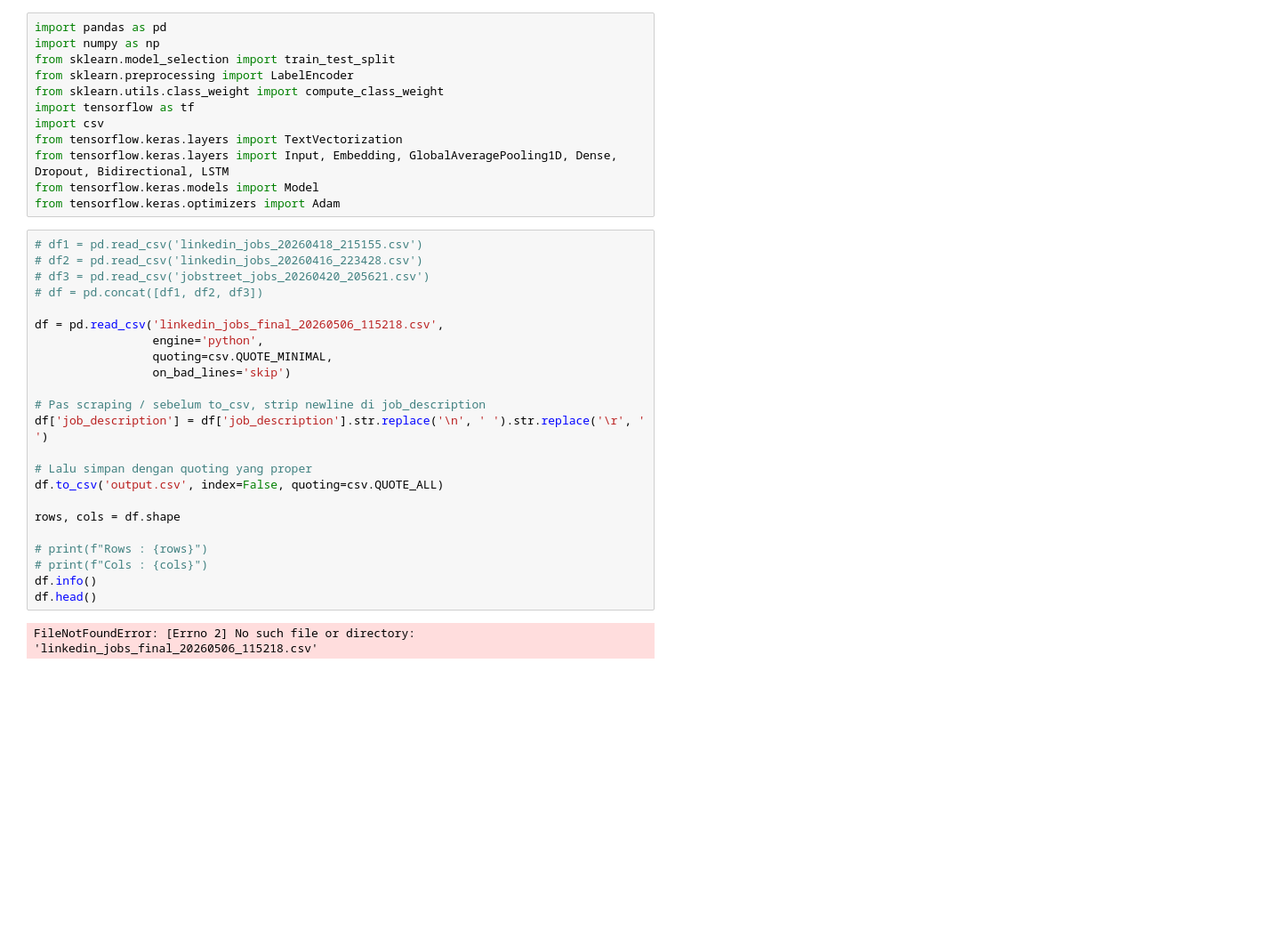
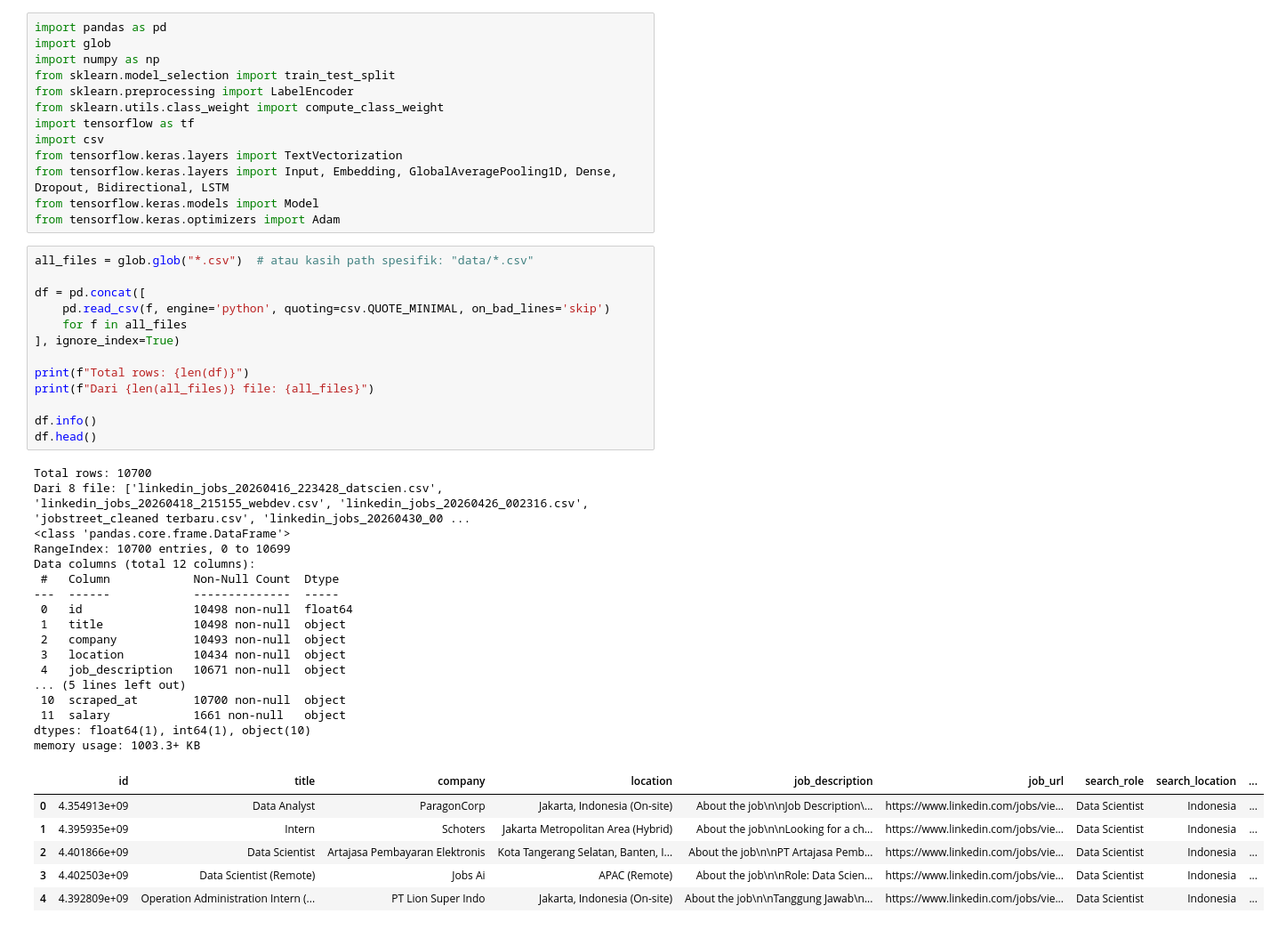
Before and after one commit to Capstone-CSU-404/capstone-ai-train, a Jupyter notebook: main.ipynb, the cells around one changed output. Shown at 89% size. Drawn from its saved outputs; the diff is of its cells as text; blank space fills up the shorter version.

```diff
--- a/main.ipynb
+++ b/main.ipynb
@@ -1,5 +1,6 @@
 # %%
 import pandas as pd
+import glob
 import numpy as np
 from sklearn.model_selection import train_test_split
 from sklearn.preprocessing import LabelEncoder
@@ -11,30 +12,42 @@ from tensorflow.keras.layers import Input, Embedding, GlobalAveragePooling1D, De
 from tensorflow.keras.models import Model
 from tensorflow.keras.optimizers import Adam
 # %%
-# df1 = pd.read_csv('linkedin_jobs_20260418_215155.csv')
-# df2 = pd.read_csv('linkedin_jobs_20260416_223428.csv')
-# df3 = pd.read_csv('jobstreet_jobs_20260420_205621.csv')
-# df = pd.concat([df1, df2, df3])
+all_files = glob.glob("*.csv")  # atau kasih path spesifik: "data/*.csv"
 
-df = pd.read_csv('linkedin_jobs_final_20260506_115218.csv',
-                 engine='python',
-                 quoting=csv.QUOTE_MINIMAL,
-                 on_bad_lines='skip')
+df = pd.concat([
+    pd.read_csv(f, engine='python', quoting=csv.QUOTE_MINIMAL, on_bad_lines='skip')
+    for f in all_files
+], ignore_index=True)
 
-# Pas scraping / sebelum to_csv, strip newline di job_description
-df['job_description'] = df['job_description'].str.replace('\n', ' ').str.replace('\r', ' ')
+print(f"Total rows: {len(df)}")
+print(f"Dari {len(all_files)} file: {all_files}")
 
-# Lalu simpan dengan quoting yang proper
-df.to_csv('output.csv', index=False, quoting=csv.QUOTE_ALL)
-
-rows, cols = df.shape
-
-# print(f"Rows : {rows}")
-# print(f"Cols : {cols}")
 df.info()
 df.head()
 # %% [output]
-FileNotFoundError: [Errno 2] No such file or directory: 'linkedin_jobs_final_20260506_115218.csv'
+Total rows: 10700
+Dari 8 file: ['linkedin_jobs_20260416_223428_datscien.csv', 'linkedin_jobs_20260418_215155_webdev.csv', 'linkedin_jobs_20260426_002316.csv', 'jobstreet_cleaned terbaru.csv', 'linkedin_jobs_20260430_00 ...
+<class 'pandas.core.frame.DataFrame'>
+RangeIndex: 10700 entries, 0 to 10699
+Data columns (total 12 columns):
+ #   Column            Non-Null Count  Dtype
+---  ------            --------------  -----
+ 0   id                10498 non-null  float64
+ 1   title             10498 non-null  object
+ 2   company           10493 non-null  object
+ 3   location          10434 non-null  object
+ 4   job_description   10671 non-null  object
+... (5 lines left out)
+ 10  scraped_at        10700 non-null  object
+ 11  salary            1661 non-null   object
+dtypes: float64(1), int64(1), object(10)
+memory usage: 1003.3+ KB
+|  | id | title | company | location | job_description | job_url | search_role | search_location | ... |
+| 0 | 4.354913e+09 | Data Analyst | ParagonCorp | Jakarta, Indonesia (On-site) | About the job\n\nJob Description\... | https://www.linkedin.com/jobs/vie... | Data Scientist | Indonesia | ... |
+| 1 | 4.395935e+09 | Intern | Schoters | Jakarta Metropolitan Area (Hybrid) | About the job\n\nLooking for a ch... | https://www.linkedin.com/jobs/vie... | Data Scientist | Indonesia | ... |
+| 2 | 4.401866e+09 | Data Scientist | Artajasa Pembayaran Elektronis | Kota Tangerang Selatan, Banten, I... | About the job\n\nPT Artajasa Pemb... | https://www.linkedin.com/jobs/vie... | Data Scientist | Indonesia | ... |
+| 3 | 4.402503e+09 | Data Scientist (Remote) | Jobs Ai | APAC (Remote) | About the job\n\nRole: Data Scien... | https://www.linkedin.com/jobs/vie... | Data Scientist | Indonesia | ... |
+| 4 | 4.392809e+09 | Operation Administration Intern (... | PT Lion Super Indo | Jakarta, Indonesia (On-site) | About the job\n\nTanggung Jawab\n... | https://www.linkedin.com/jobs/vie... | Data Scientist | Indonesia | ... |
 # %%
 print(f"Jumlah unique role: {df['search_role'].nunique()}")
 print()
```
Also changed, not shown: parts of 10 cells of this notebook.
